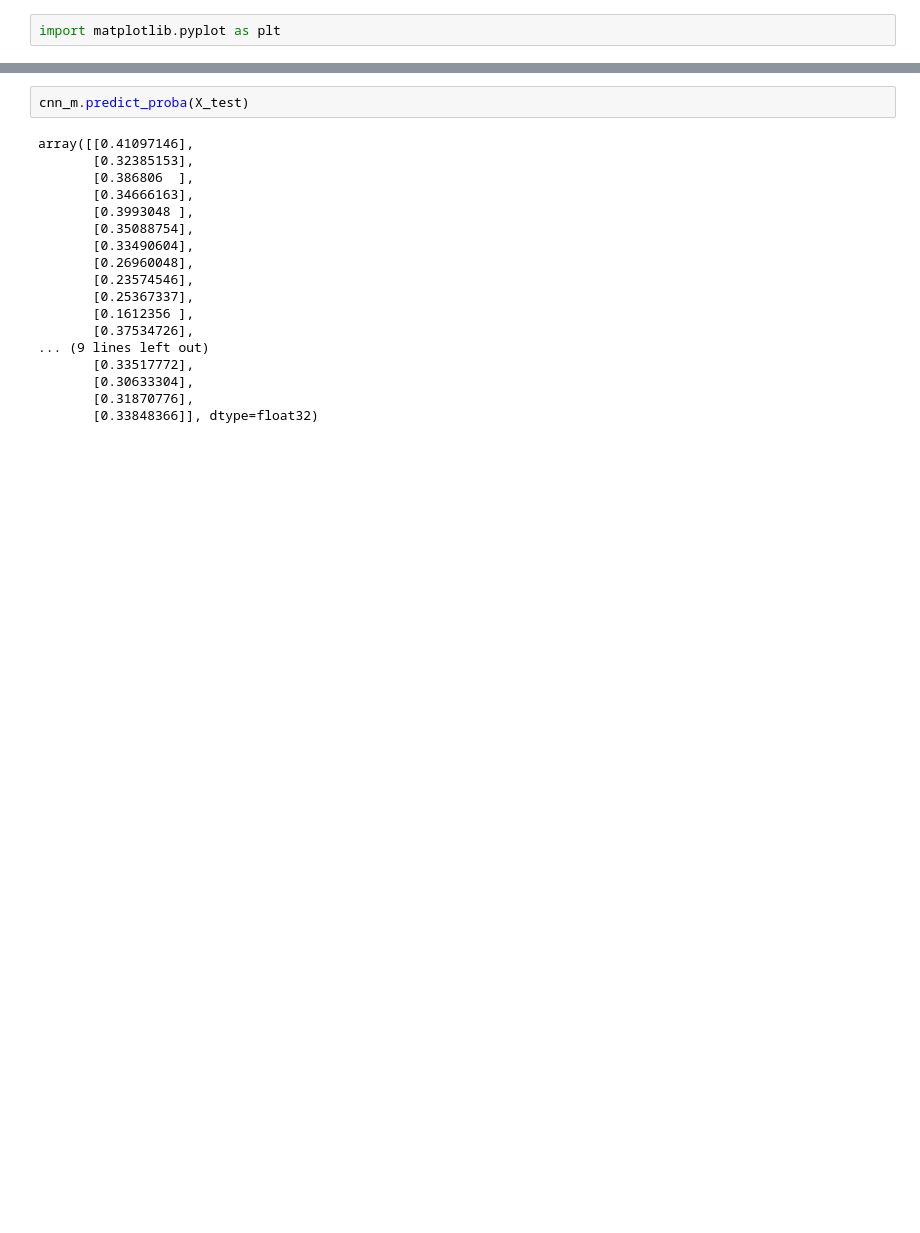
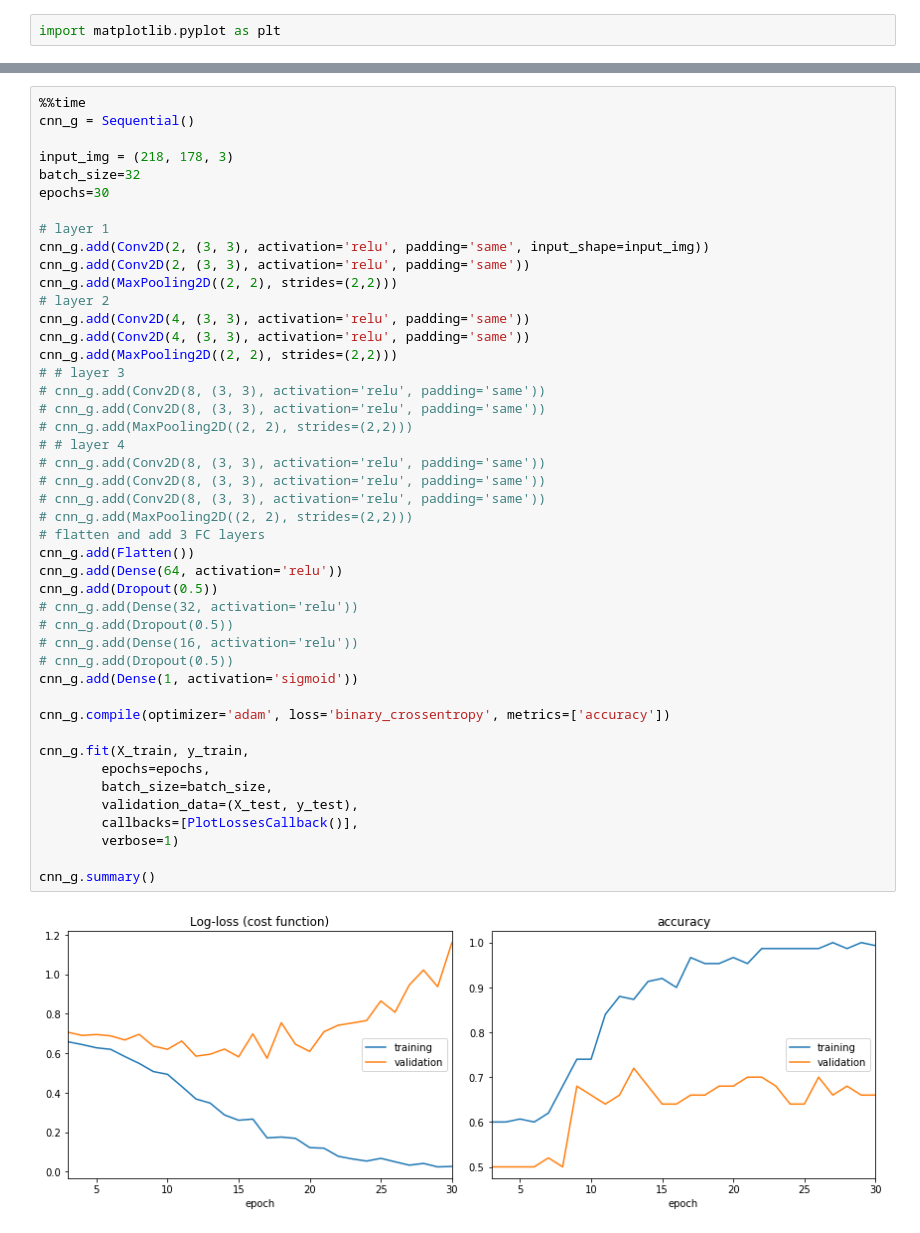
Before and after one commit to Aaronhjlee/Facial_Feature_Predictor, a Jupyter notebook: src/Deployment Test.ipynb, the cells around one changed output, grey strips where cells are left out. Drawn from its saved outputs; the diff is of its cells as text; blank space fills up the shorter version.

```diff
--- a/src/Deployment Test.ipynb
+++ b/src/Deployment Test.ipynb
@@ -86,20 +150,47 @@ Wall time: 7.52 s
-# %%
-cnn_m.predict_proba(X_test)
-# %% [output]
-array([[0.41097146],
-       [0.32385153],
-       [0.386806  ],
-       [0.34666163],
-       [0.3993048 ],
-       [0.35088754],
-       [0.33490604],
-       [0.26960048],
-       [0.23574546],
-       [0.25367337],
-       [0.1612356 ],
-       [0.37534726],
-... (9 lines left out)
-       [0.33517772],
-       [0.30633304],
-       [0.31870776],
-       [0.33848366]], dtype=float32)
+# %%
+%%time
+cnn_g = Sequential()
+
+input_img = (218, 178, 3)
+batch_size=32
+epochs=30
+
+# layer 1
+cnn_g.add(Conv2D(2, (3, 3), activation='relu', padding='same', input_shape=input_img))
+cnn_g.add(Conv2D(2, (3, 3), activation='relu', padding='same'))
+cnn_g.add(MaxPooling2D((2, 2), strides=(2,2)))
+# layer 2
+cnn_g.add(Conv2D(4, (3, 3), activation='relu', padding='same'))
+cnn_g.add(Conv2D(4, (3, 3), activation='relu', padding='same'))
+cnn_g.add(MaxPooling2D((2, 2), strides=(2,2)))
+# # layer 3
+# cnn_g.add(Conv2D(8, (3, 3), activation='relu', padding='same'))
+# cnn_g.add(Conv2D(8, (3, 3), activation='relu', padding='same'))
+# cnn_g.add(MaxPooling2D((2, 2), strides=(2,2)))
+# # layer 4
+# cnn_g.add(Conv2D(8, (3, 3), activation='relu', padding='same'))
+# cnn_g.add(Conv2D(8, (3, 3), activation='relu', padding='same'))
+# cnn_g.add(Conv2D(8, (3, 3), activation='relu', padding='same'))
+# cnn_g.add(MaxPooling2D((2, 2), strides=(2,2)))
+# flatten and add 3 FC layers
+cnn_g.add(Flatten())
+cnn_g.add(Dense(64, activation='relu'))
+cnn_g.add(Dropout(0.5))
+# cnn_g.add(Dense(32, activation='relu'))
+# cnn_g.add(Dropout(0.5))
+# cnn_g.add(Dense(16, activation='relu'))
+# cnn_g.add(Dropout(0.5))
+cnn_g.add(Dense(1, activation='sigmoid'))
+
+cnn_g.compile(optimizer='adam', loss='binary_crossentropy', metrics=['accuracy'])
+
+cnn_g.fit(X_train, y_train,
+        epochs=epochs,
+        batch_size=batch_size,
+        validation_data=(X_test, y_test),
+        callbacks=[PlotLossesCallback()],
+        verbose=1)
+
+cnn_g.summary()
+# %% [output]
+[figure, added]
```
Also changed, not shown: parts of 23 cells of this notebook, 7 other files.
